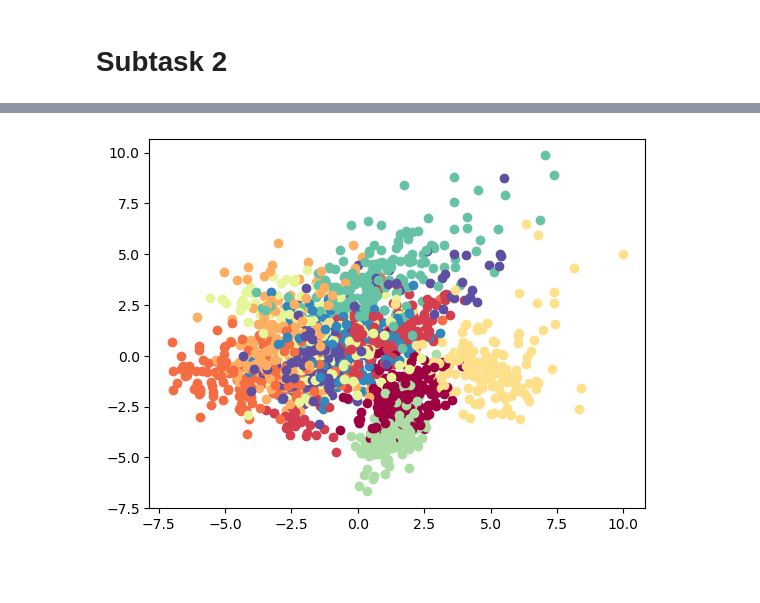
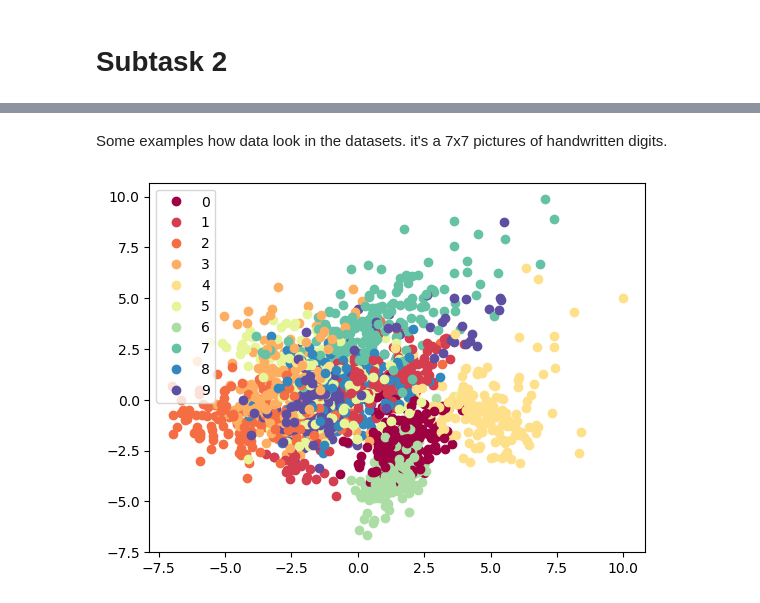
Before and after one commit to its-mario/Sigmoid-Mentoring, a Jupyter notebook: 05_principal_component_analysis.ipynb, the cells around one changed output, grey strips where cells are left out. Saved outputs shown, nothing was run; the diff lists cells and outputs as text; code cells hidden in the pictures; blank space fills up the shorter version.

```diff
--- a/05_principal_component_analysis.ipynb
+++ b/05_principal_component_analysis.ipynb
@@ -43,10 +43,10 @@ data_array = pandas_frame.to_numpy()
 for row in data_array:
     x_axes = row[0]
     y_axes = row[1]
-    z = row[2]
+    z_axes = row[2]
     m = markers[int(row[4])]
     c = colors[int(row[4])]
-    ax.scatter(x_axes, y_axes, z, marker=m, color=c)
+    ax.scatter(x_axes, y_axes, z_axes, marker=m, color=c)
 
 
 ax.set_xlabel('Sepal Length (cm)')
@@ -194,7 +220,7 @@ It goes down. [It do go down](https://www.youtube.com/watch?v=DYzT-Pk6Ogw). But
 # %% [markdown]
 # Subtask 2
 # %%
-digits = datasets.load_digits()
+digits = datasets.load_digits(as_frame=True)
 X, y = digits.data, digits.target
 # %%
 # plot in a multiple window plot 10 random digits with a title having the digit from the image on a 2 x 5 grid
@@ -225,3 +251,5 @@ for ax in axs.flat:
+# %% [markdown]
+Some examples how data look in the datasets. it's a 7x7 pictures of handwritten digits.
 # %%
 sklearn_PCA = PCA(n_components=2) # creating an instance of PCA
 # %%
@@ -238,25 +266,26 @@ digits_transformed = sklearn_PCA.transform(data_scaled_X)
 # %%
 fig, ax = plt.subplots()
 
 colors = [
     "#9e0142", # 0
     "#d53e4f", # 1
     "#f46d43", # 2
     "#fdae61", # 3
     "#fee08b", # .
     "#e6f598", # .
     "#abdda4", # .
     "#66c2a5",
     "#3288bd",
     "#5e4fa2",
     "#ffffff", # 9
 ]
 
 for i in range(digits_transformed.shape[0]): # iterate in range of total rows
     row = digits_transformed[i] # getting values of row
     target = digits['target'][i] # getting the digit
     ax.plot(row[0], row[1], 'o', color=colors[target]) #
 
+plt.legend([x for x in range(10)], loc='upper left')
 plt.show()
 # %% [output]
-[figure, old version]
+[figure, new version]
```
Also changed, not shown: parts of 14 cells of this notebook, 1 other file.
